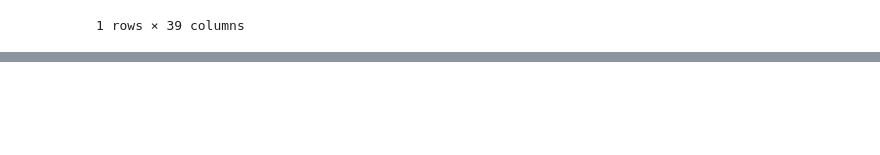
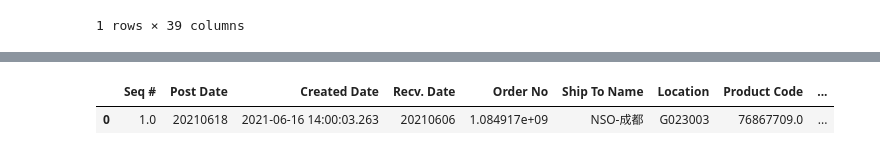
Before and after one commit to fyenne/CN-214, a Jupyter notebook: check_ou_bdp.ipynb, the cells around one changed output, grey strips where cells are left out. Saved outputs shown, nothing was run; the diff lists cells and outputs as text; code cells hidden in the pictures; blank space fills up the shorter version.

```diff
--- a/check_ou_bdp.ipynb
+++ b/check_ou_bdp.ipynb
@@ -1280,0 +1299,5 @@ hp_outbound_ou = pd.read_csv('../CN-298_hp_wh/jiq_outb.csv')
+# %%
+date_pre(fer_outbound_ou, ['Post Date'])
+# %% [output]
+|  | Seq # | Post Date | Created Date | Recv. Date | Order No | Ship To Name | Location | Product Code | ... |
+| 0 | 1.0 | 20210618 | 2021-06-16 14:00:03.263 | 20210606 | 1.084917e+09 | NSO-成都 | G023003 | 76867709.0 | ... |
```
Also changed, not shown: parts of 28 cells of this notebook, 41 other files.
